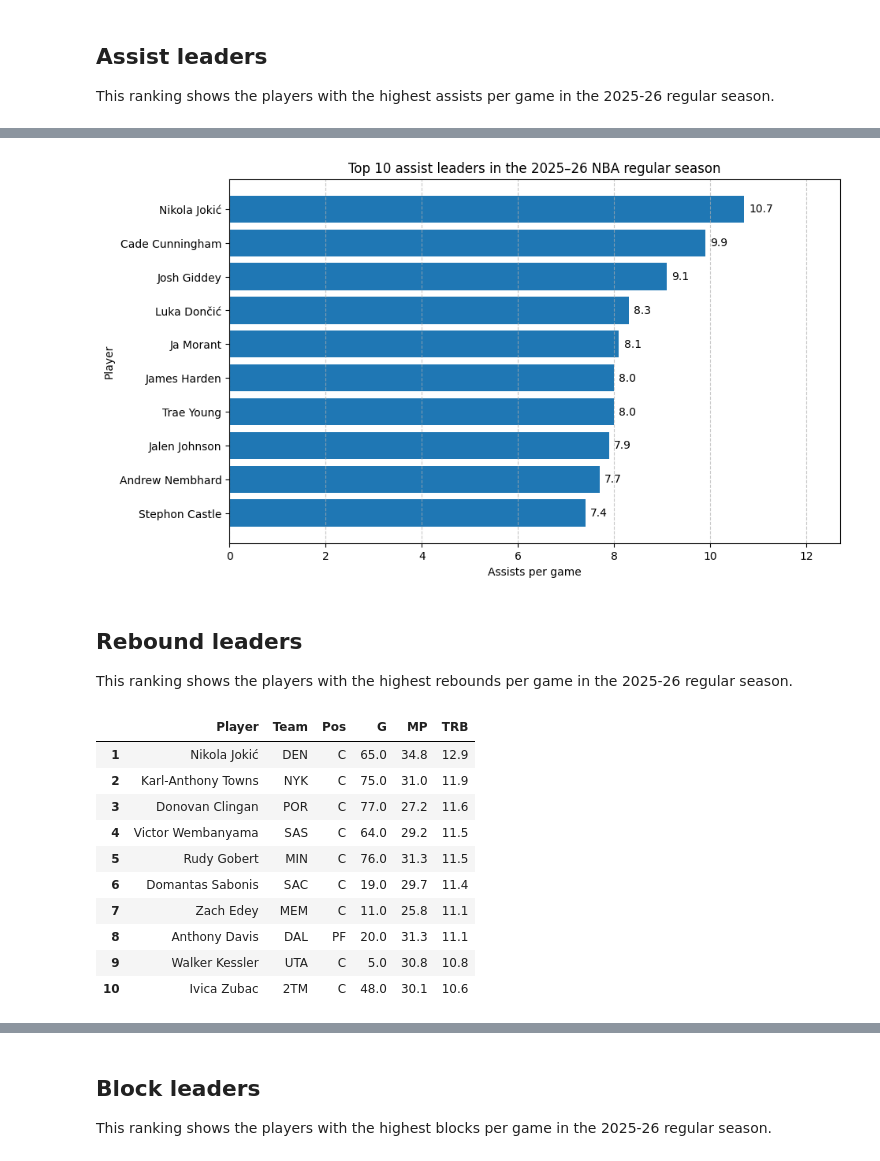
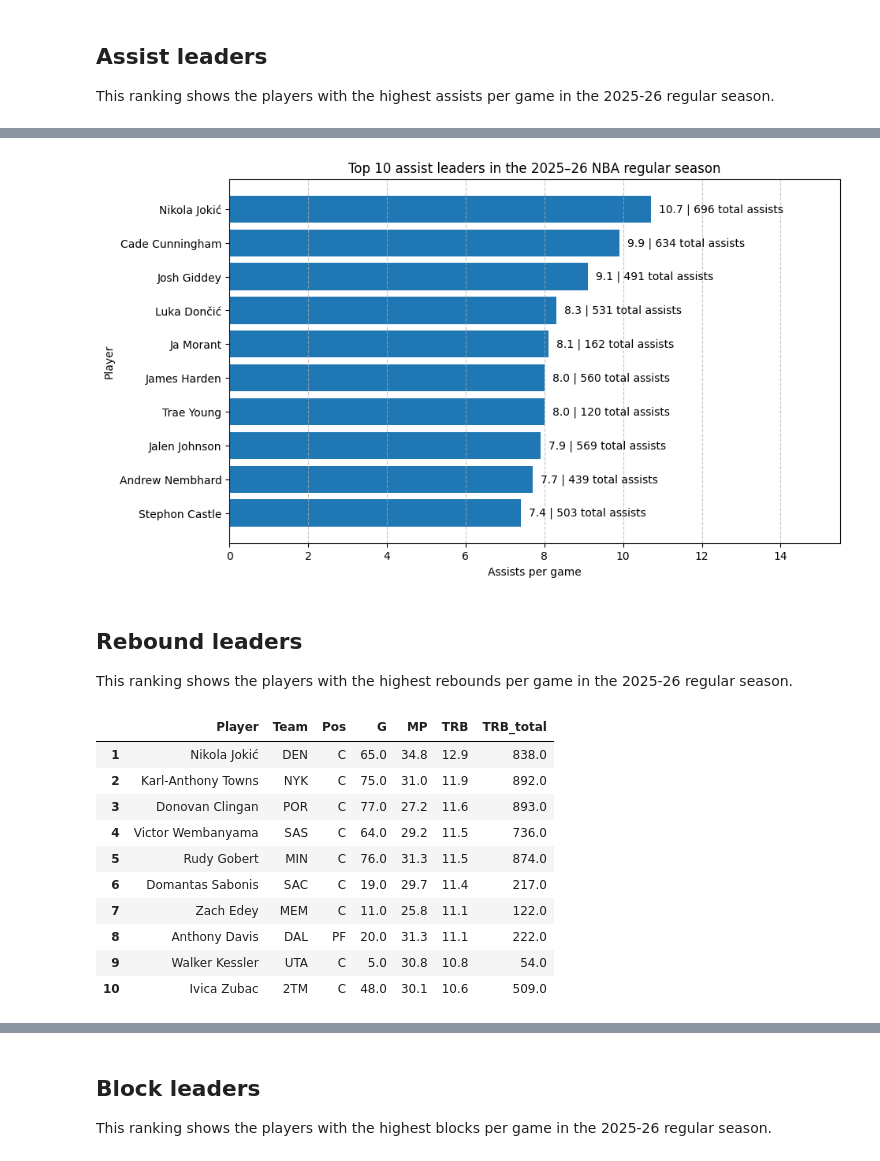
Before and after one commit to MaciejRR/NBA-Regular-Season-Analysis-2025-26, a Jupyter notebook: NBA_Regular_Season_Analysis_(2025_26).ipynb, the cells around one changed output, grey strips where cells are left out. Saved outputs shown, nothing was run; the diff lists cells and outputs as text; code cells hidden in the pictures.

```diff
--- a/NBA_Regular_Season_Analysis_(2025_26).ipynb
+++ b/NBA_Regular_Season_Analysis_(2025_26).ipynb
@@ -175,35 +191,0 @@ To keep the notebook readable, I used a small helper function to generate rankin
-# %%
-import matplotlib.pyplot as plt
-
-def get_top_players(df, stat, n=10):
-    top_df = df[["Player", "Team", "Pos", "G", "MP", stat]].sort_values(
-        by=stat,
-        ascending=False
-    ).head(n).reset_index(drop=True)
-
-    top_df.index = top_df.index + 1
-    return top_df
-
-
-def plot_top_players(top_df, stat, x_label, title):
-    plt.figure(figsize=(10, 6))
-    bars = plt.barh(top_df["Player"], top_df[stat])
-
-    plt.xlabel(x_label)
-    plt.ylabel("Player")
-    plt.title(title)
-    plt.gca().invert_yaxis()
-    plt.grid(axis="x", linestyle="--", alpha=0.7)
-    plt.xlim(0, top_df[stat].max() + 2)
-
-    # Add values at the end of each bar
-    for bar in bars:
-        width = bar.get_width()
-        plt.text(
-            width + 0.1,
-            bar.get_y() + bar.get_height() / 2,
-            f"{width:.1f}",
-            va="center"
-        )
-
-    plt.show()
@@ -231,29 +239,31 @@ plot_top_players(
     top_assists,
     "AST",
     "Assists per game",
-    "Top 10 assist leaders in the 2025–26 NBA regular season"
+    "Top 10 assist leaders in the 2025–26 NBA regular season",
+    extra_col="AST_total",
+    extra_label="total assists"
 )
 # %% [output]
-[figure, old version]
+[figure, new version]
 # %% [markdown]
 ## Rebound leaders
 
 This ranking shows the players with the highest rebounds per game in the 2025-26 regular season.
 # %%
-top_rebounds = get_top_players(df_players, "TRB")
+top_rebounds = get_top_players(df_players, "TRB", extra_col="TRB_total")
 top_rebounds
 # %% [output]
-|  | Player | Team | Pos | G | MP | TRB |
-| 1 | Nikola Jokić | DEN | C | 65.0 | 34.8 | 12.9 |
-| 2 | Karl-Anthony Towns | NYK | C | 75.0 | 31.0 | 11.9 |
-| 3 | Donovan Clingan | POR | C | 77.0 | 27.2 | 11.6 |
-| 4 | Victor Wembanyama | SAS | C | 64.0 | 29.2 | 11.5 |
-| 5 | Rudy Gobert | MIN | C | 76.0 | 31.3 | 11.5 |
-| 6 | Domantas Sabonis | SAC | C | 19.0 | 29.7 | 11.4 |
-| 7 | Zach Edey | MEM | C | 11.0 | 25.8 | 11.1 |
-| 8 | Anthony Davis | DAL | PF | 20.0 | 31.3 | 11.1 |
-| 9 | Walker Kessler | UTA | C | 5.0 | 30.8 | 10.8 |
-| 10 | Ivica Zubac | 2TM | C | 48.0 | 30.1 | 10.6 |
+|  | Player | Team | Pos | G | MP | TRB | TRB_total |
+| 1 | Nikola Jokić | DEN | C | 65.0 | 34.8 | 12.9 | 838.0 |
+| 2 | Karl-Anthony Towns | NYK | C | 75.0 | 31.0 | 11.9 | 892.0 |
+| 3 | Donovan Clingan | POR | C | 77.0 | 27.2 | 11.6 | 893.0 |
+| 4 | Victor Wembanyama | SAS | C | 64.0 | 29.2 | 11.5 | 736.0 |
+| 5 | Rudy Gobert | MIN | C | 76.0 | 31.3 | 11.5 | 874.0 |
+| 6 | Domantas Sabonis | SAC | C | 19.0 | 29.7 | 11.4 | 217.0 |
+| 7 | Zach Edey | MEM | C | 11.0 | 25.8 | 11.1 | 122.0 |
+| 8 | Anthony Davis | DAL | PF | 20.0 | 31.3 | 11.1 | 222.0 |
+| 9 | Walker Kessler | UTA | C | 5.0 | 30.8 | 10.8 | 54.0 |
+| 10 | Ivica Zubac | 2TM | C | 48.0 | 30.1 | 10.6 | 509.0 |
 # %%
 plot_top_players(
     top_rebounds,
```
Also changed, not shown: parts of 27 cells of this notebook.
